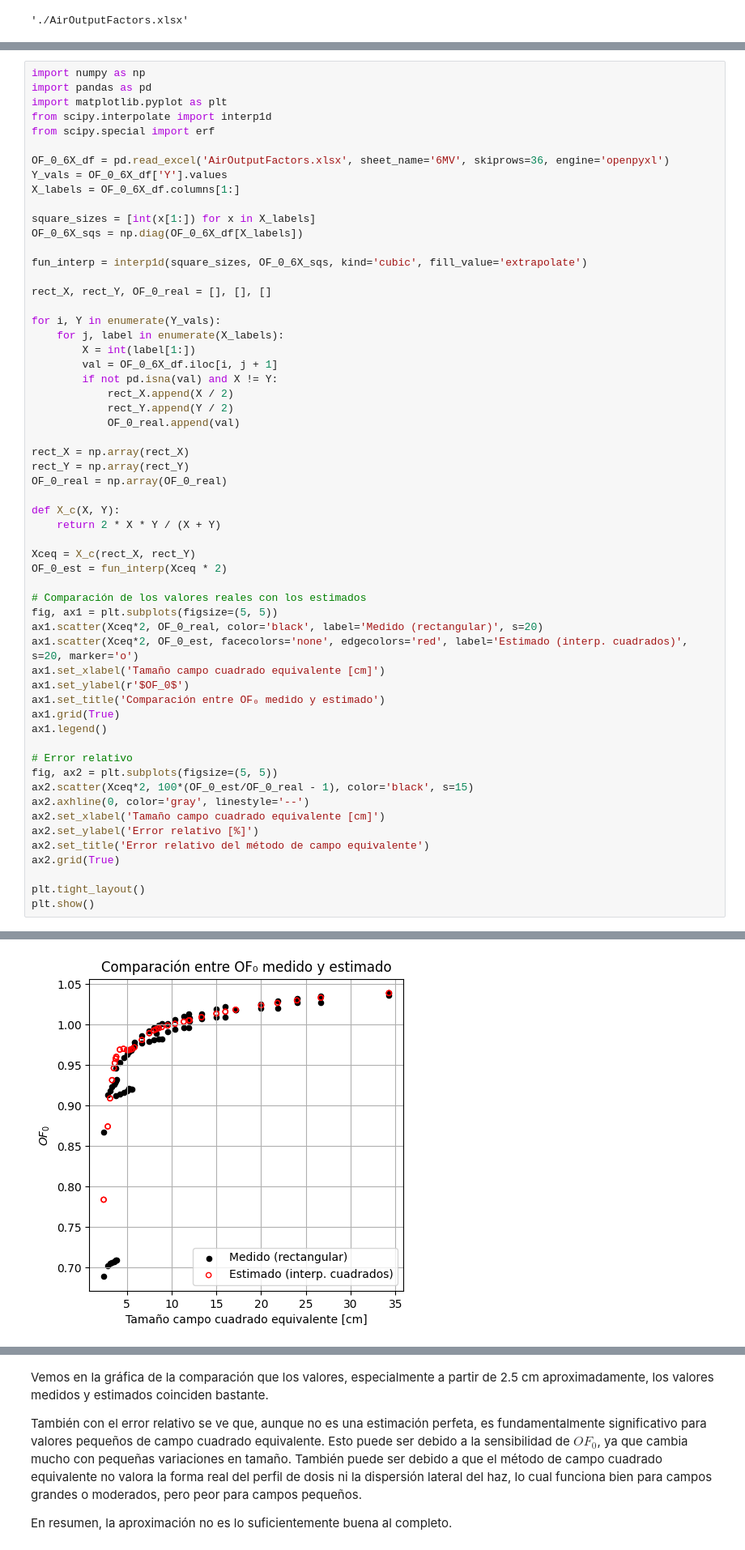
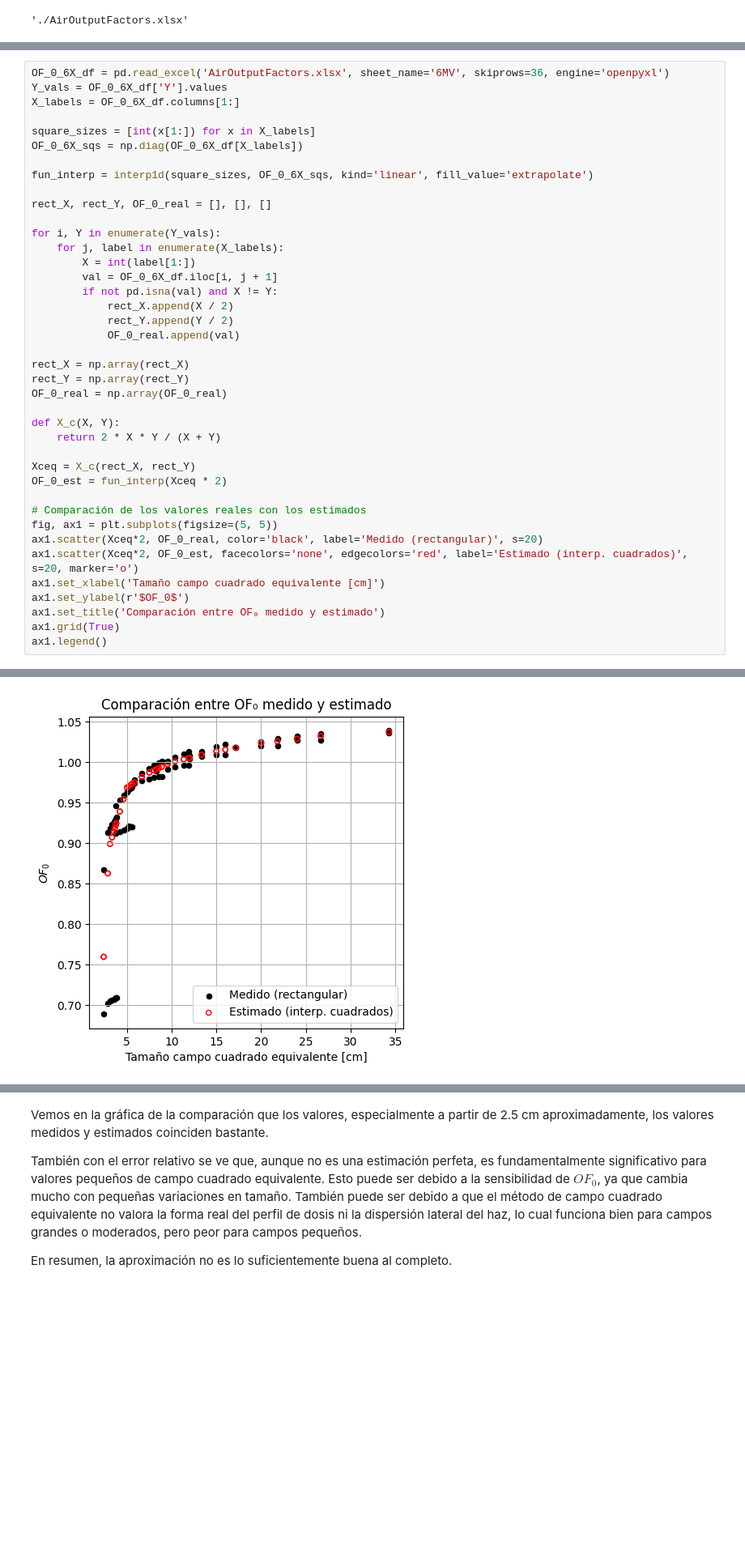
Before and after one commit to SofiBelmon/Practica2_radioterapia, a Jupyter notebook: Enunciados/DobleFuente/DobleFuente_Enunciado.ipynb, the cells around one changed output, grey strips where cells are left out. Shown: that part at 81% size. Saved outputs shown, nothing was run; the diff lists cells and outputs as text; blank space fills up the shorter version.

```diff
--- a/Enunciados/DobleFuente/DobleFuente_Enunciado.ipynb
+++ b/Enunciados/DobleFuente/DobleFuente_Enunciado.ipynb
@@ -261,10 +350,4 @@ plt.show()
 # %%
-import numpy as np
-import pandas as pd
-import matplotlib.pyplot as plt
-from scipy.interpolate import interp1d
-from scipy.special import erf
-
 OF_0_6X_df = pd.read_excel('AirOutputFactors.xlsx', sheet_name='6MV', skiprows=36, engine='openpyxl')
 Y_vals = OF_0_6X_df['Y'].values
 X_labels = OF_0_6X_df.columns[1:]
@@ -272,7 +355,7 @@ X_labels = OF_0_6X_df.columns[1:]
 square_sizes = [int(x[1:]) for x in X_labels]
 OF_0_6X_sqs = np.diag(OF_0_6X_df[X_labels])
 
-fun_interp = interp1d(square_sizes, OF_0_6X_sqs, kind='cubic', fill_value='extrapolate')
+fun_interp = interp1d(square_sizes, OF_0_6X_sqs, kind='linear', fill_value='extrapolate')
 
 rect_X, rect_Y, OF_0_real = [], [], []
 
@@ -304,16 +387,4 @@ ax1.set_ylabel(r'$OF_0$')
 ax1.set_title('Comparación entre OF₀ medido y estimado')
 ax1.grid(True)
 ax1.legend()
-
-# Error relativo
-fig, ax2 = plt.subplots(figsize=(5, 5))
-ax2.scatter(Xceq*2, 100*(OF_0_est/OF_0_real - 1), color='black', s=15)
-ax2.axhline(0, color='gray', linestyle='--')
-ax2.set_xlabel('Tamaño campo cuadrado equivalente [cm]')
-ax2.set_ylabel('Error relativo [%]')
-ax2.set_title('Error relativo del método de campo equivalente')
-ax2.grid(True)
-
-plt.tight_layout()
-plt.show()
 # %% [output]
@@ -320 +392 @@ plt.show()
-[figure, old version]
+[figure, new version]
```
Also changed, not shown: parts of 8 cells of this notebook.
